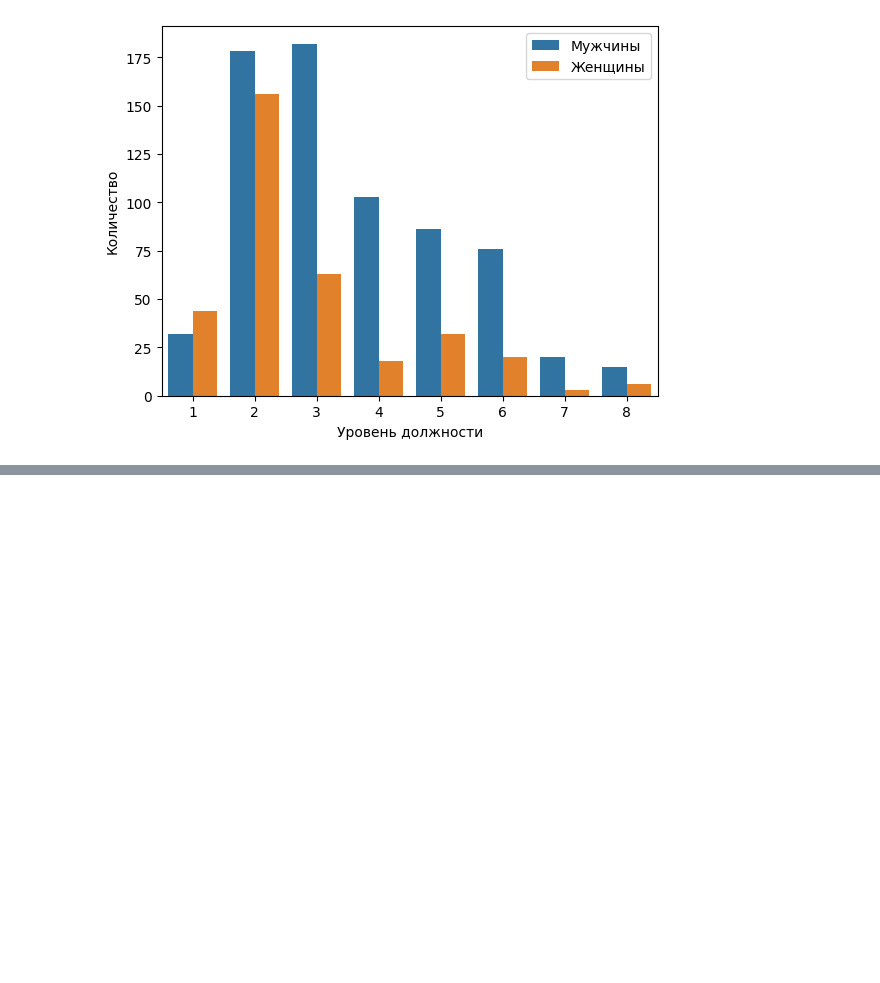
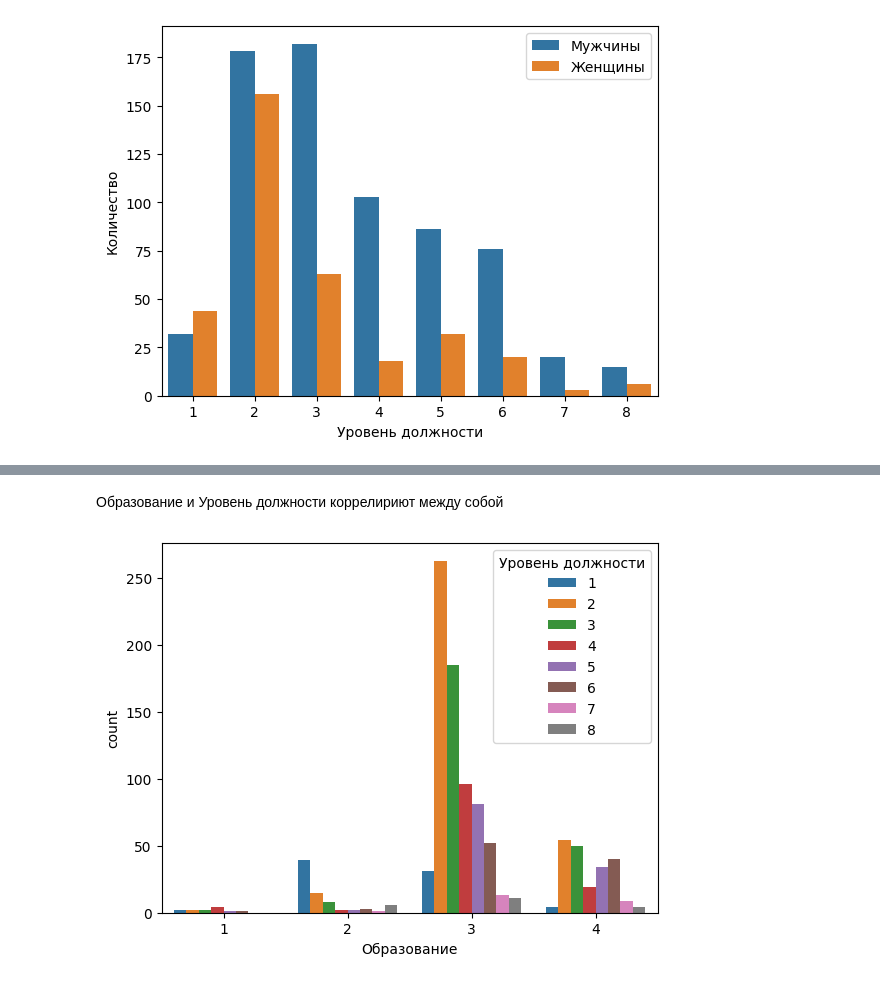
Before and after one commit to tooyoungforthis/expert_judgement, a Jupyter notebook: main.ipynb, the cells around one changed output, grey strips where cells are left out. Saved outputs shown, nothing was run; the diff lists cells and outputs as text; code cells hidden in the pictures; blank space fills up the shorter version.

```diff
--- a/main.ipynb
+++ b/main.ipynb
@@ -235,0 +276,7 @@ rho
+# %% [markdown]
+Образование и Уровень должности коррелириют между собой
+# %%
+sns.countplot(data=df,  hue='Уровень должности', x='Образование')
+plt.show()
+# %% [output]
+[figure, added]
```
Also changed, not shown: parts of 43 cells of this notebook, 1 other file.
